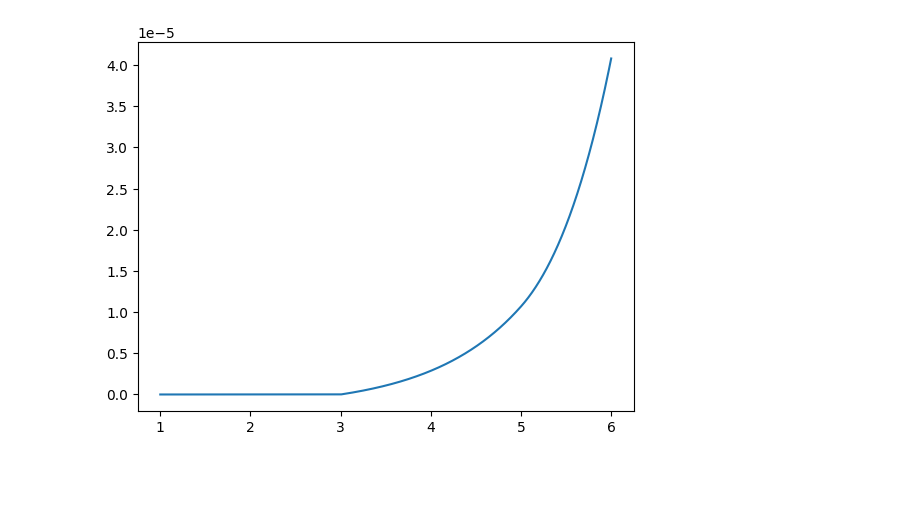
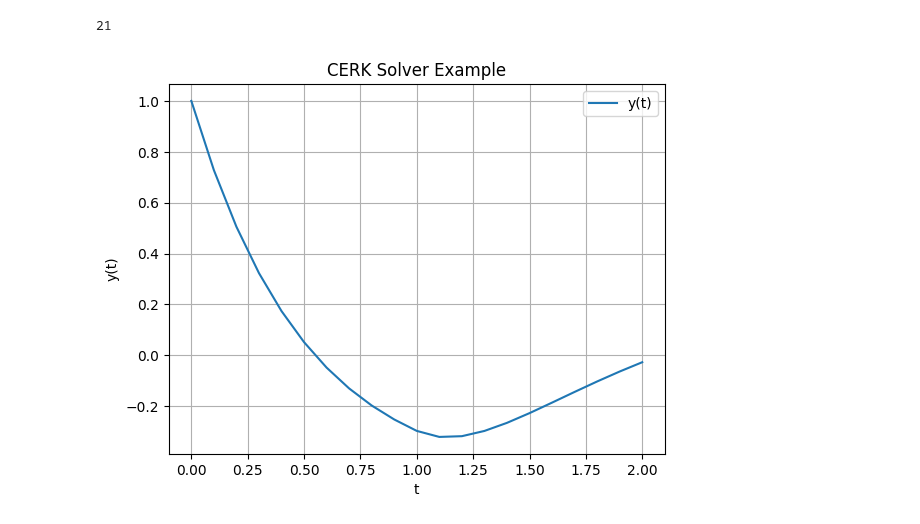
Before and after one commit to baotn0708/Numerical_method_for_DDE, a Jupyter notebook: test.ipynb, the cells around one changed output. Drawn from its saved outputs; the diff is of its cells as text; code cells hidden in the pictures; blank space fills up the shorter version.

```diff
--- a/test.ipynb
+++ b/test.ipynb
@@ -1087,7 +0,0 @@ if __name__ == "__main__":
-# %%
-#Tính sai số
-errors = np.abs(sols - np.array([np.exp(t) for t in times]))
-plt.plot(times, errors)
-plt.show()
-# %% [output]
-[figure, removed]
@@ -1093,0 +153,38 @@ plt.show()
+# %%
+# Ví dụ: y'(t) = -0.5 y(t) + 0.3 y(t - 1.0)
+def f_example(t, y, y_delay):
+    return -2*y -y_delay
+
+# Delay hằng τ=1
+def tau_example(t, y):
+    return 1.0
+
+# History φ(t) = 1.0 cho t ≤ 0
+phi_example = lambda t: np.array([1.0])
+
+solver = CERKSolver(
+    f   = f_example,
+    tau = tau_example,
+    phi = phi_example,
+    t0  = 0.0,
+    tf  = 2.0,
+    h   = 0.1
+)
+
+ts, ys = solver.solve()
+
+# # In kết quả
+# for ti, yi in zip(ts, ys):
+#     print(f"{ti:6.3f} → {yi}")
+# vẽ đồ thị
+import matplotlib.pyplot as plt
+plt.plot(ts, ys[:,0], label='y(t)')
+plt.title("CERK Solver Example")
+plt.xlabel("t")
+plt.ylabel("y(t)")
+plt.grid()
+plt.legend()
+len(ts)
+# %% [output]
+21
+[figure, added]
```
Also changed, not shown: parts of 11 cells of this notebook, 2 other files.
